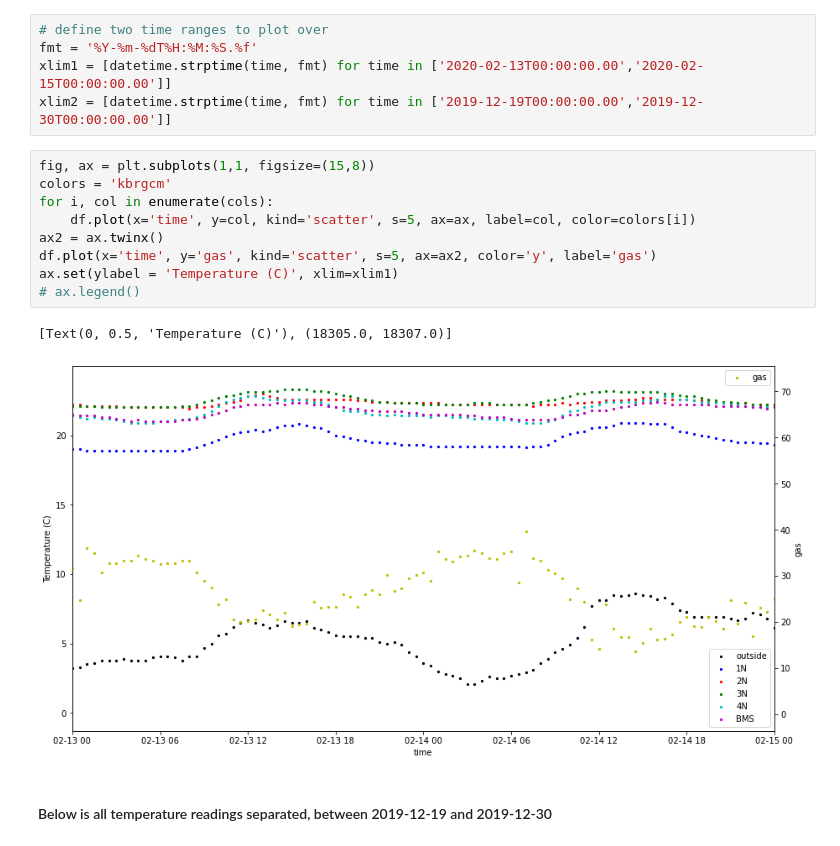
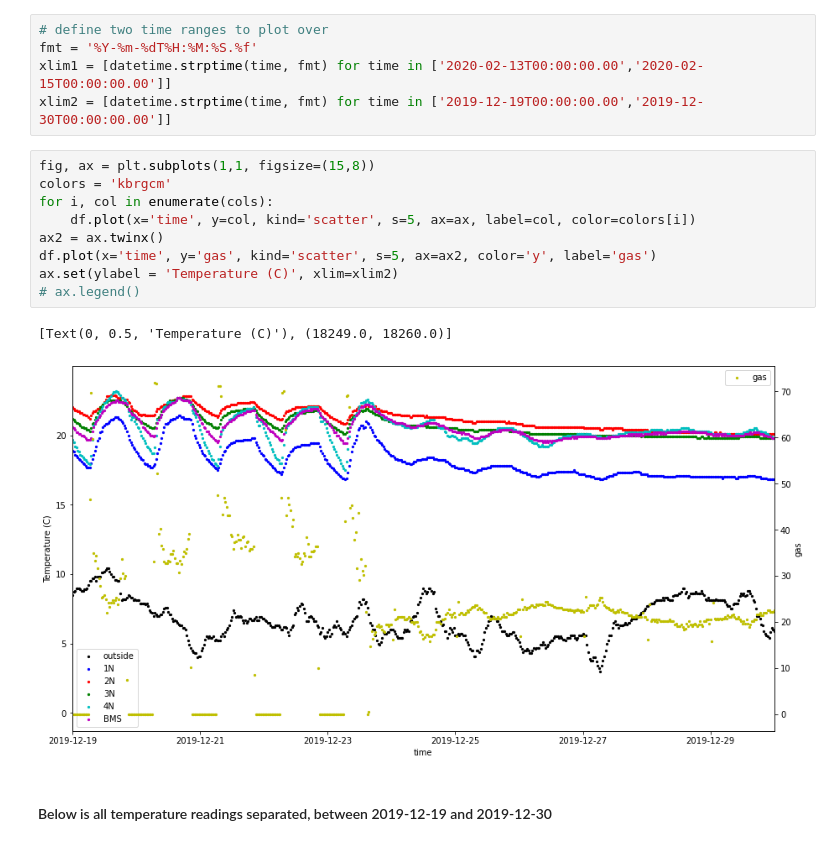
Before and after one commit to harry-rendell/building_simulation, a Jupyter notebook: parsing_stoke.ipynb, the cells around one changed output. Cells and saved outputs as stored; diff of their text form.

```diff
--- a/parsing_stoke.ipynb
+++ b/parsing_stoke.ipynb
@@ -38,15 +38,15 @@ xlim2 = [datetime.strptime(time, fmt) for time in ['2019-12-19T00:00:00.00','201
 # %%
 fig, ax = plt.subplots(1,1, figsize=(15,8))
 colors = 'kbrgcm'
 for i, col in enumerate(cols):
     df.plot(x='time', y=col, kind='scatter', s=5, ax=ax, label=col, color=colors[i])
 ax2 = ax.twinx()
 df.plot(x='time', y='gas', kind='scatter', s=5, ax=ax2, color='y', label='gas')
-ax.set(ylabel = 'Temperature (C)', xlim=xlim1)
+ax.set(ylabel = 'Temperature (C)', xlim=xlim2)
 # ax.legend()
 # %% [output]
-[Text(0, 0.5, 'Temperature (C)'), (18305.0, 18307.0)]
+[Text(0, 0.5, 'Temperature (C)'), (18249.0, 18260.0)]
-[figure, old version]
+[figure, new version]
 # %% [markdown]
 #### Below is all temperature readings separated, between 2019-12-19 and 2019-12-30
 # %%
```
Also changed, not shown: parts of 17 cells of this notebook, 1 other file.
